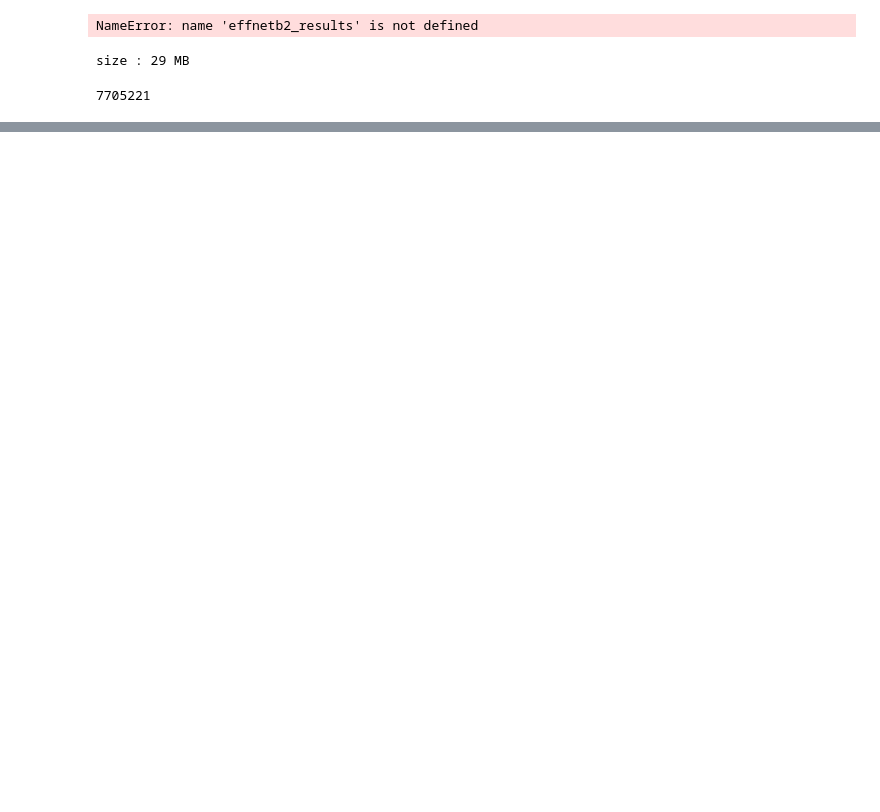
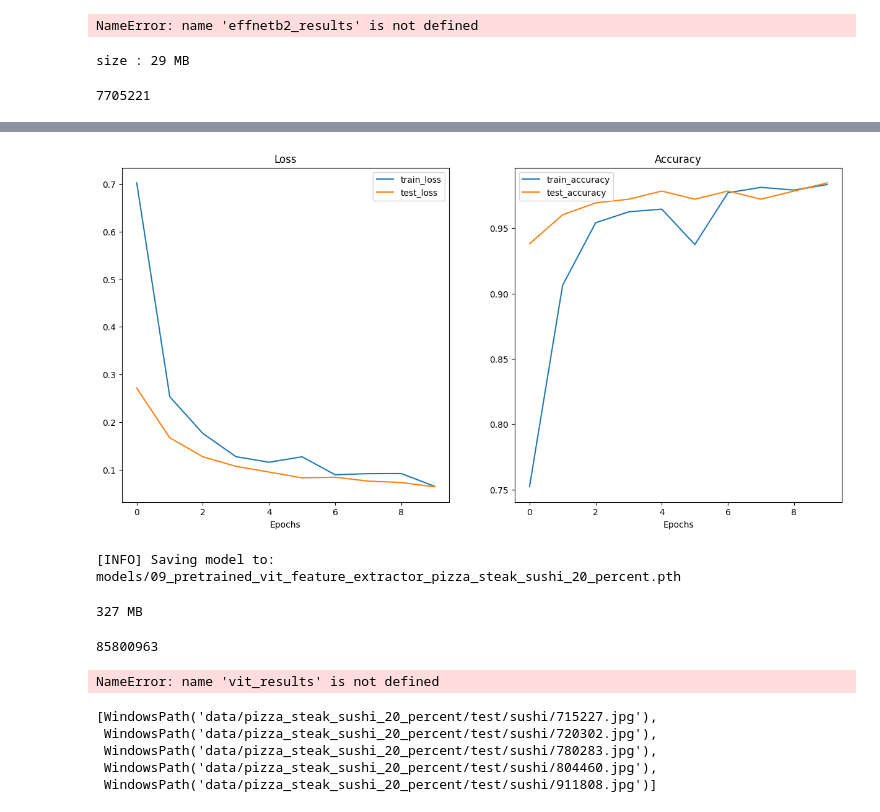
Before and after one commit to Sunny-Kumar-1/Deep-Learning, a Jupyter notebook: pytorch/model_deploy.ipynb, the cells around one changed output, grey strips where cells are left out. Cells and saved outputs as stored; diff of their text form; code cells hidden in the pictures; blank space fills up the shorter version.

```diff
--- a/pytorch/model_deploy.ipynb
+++ b/pytorch/model_deploy.ipynb
@@ -145,0 +183,15 @@ effnetb2_stat = {}
+# %%
+def create_vit_model(num_classes:int=3,
+                     seed:int=42):
+    weights = torchvision.models.ViT_B_16_Weights.DEFAULT
+    transforms=weights.transforms()
+    model = torchvision.models.vit_b_16(weights=weights)
+
+    for param in model.parameters():
+        param.requires_grad = False
+
+    torch.manual_seed(seed)
+    model.heads = nn.Sequential(nn.Linear(in_features=768,
+                                          out_features=num_classes))
+
+    return model,transforms
@@ -145,0 +200,2 @@ effnetb2_stat = {}
+# %%
+vit , vit_transform =create_vit_model(3,42)
@@ -145,0 +229,19 @@ effnetb2_stat = {}
+# %%
+from going_modular.going_modular import data_setup ,engine
+train_dataloader_vit , test_dataloader_vit ,class_name = data_setup.create_dataloaders(train_dir=train_dir,
+                                                                                       test_dir=test_dir,
+                                                                                       transform=vit_transform,
+                                                                                       batch_size=32)
+# %%
+optimizer = torch.optim.Adam(params=vit.parameters(),
+                             lr=1e-3)
+loss_fn = torch.nn.CrossEntropyLoss()
+
+set_seeds()
+vit_results = engine.train(model=vit,
+                           train_dataloader=train_dataloader_vit,
+                           test_dataloader=test_dataloader_vit,
+                           epochs=10,
+                           optimizer=optimizer,
+                           loss_fn=loss_fn,
+                           device= device)
@@ -145,0 +259,39 @@ effnetb2_stat = {}
+# %%
+plot_loss_curves(vit_results)
+# %% [output]
+[figure, added]
+# %%
+from going_modular.going_modular.utils import save_model
+save_model(vit,"models",model_name="09_pretrained_vit_feature_extractor_pizza_steak_sushi_20_percent.pth")
+# %% [output]
+[INFO] Saving model to: models/09_pretrained_vit_feature_extractor_pizza_steak_sushi_20_percent.pth
+# %%
+from pathlib import Path
+pretrained_vit_model_size = Path("models/09_pretrained_vit_feature_extractor_pizza_steak_sushi_20_percent.pth").stat().st_size // (1024*1024)
+print(f"{pretrained_vit_model_size} MB")
+# %% [output]
+327 MB
+# %%
+vit_total_param = sum(torch.numel(param) for param in vit.parameters())
+vit_total_param
+# %% [output]
+85800963
+# %%
+# Create ViT statistics dictionary
+vit_stats = {"test_loss": vit_results["test_loss"][-1],
+             "test_acc": vit_results["test_acc"][-1],
+             "number_of_parameters": vit_total_params,
+             "model_size (MB)": pretrained_vit_model_size}
+
+vit_stats
+# %% [output]
+NameError: name 'vit_results' is not defined
+# %%
+test_data_path = list(Path(test_dir).glob("*/*.jpg"))
+test_data_path[-5:]
+# %% [output]
+[WindowsPath('data/pizza_steak_sushi_20_percent/test/sushi/715227.jpg'),
+ WindowsPath('data/pizza_steak_sushi_20_percent/test/sushi/720302.jpg'),
+ WindowsPath('data/pizza_steak_sushi_20_percent/test/sushi/780283.jpg'),
+ WindowsPath('data/pizza_steak_sushi_20_percent/test/sushi/804460.jpg'),
+ WindowsPath('data/pizza_steak_sushi_20_percent/test/sushi/911808.jpg')]
```
Also changed, not shown: parts of 13 cells of this notebook, 11 other files.
